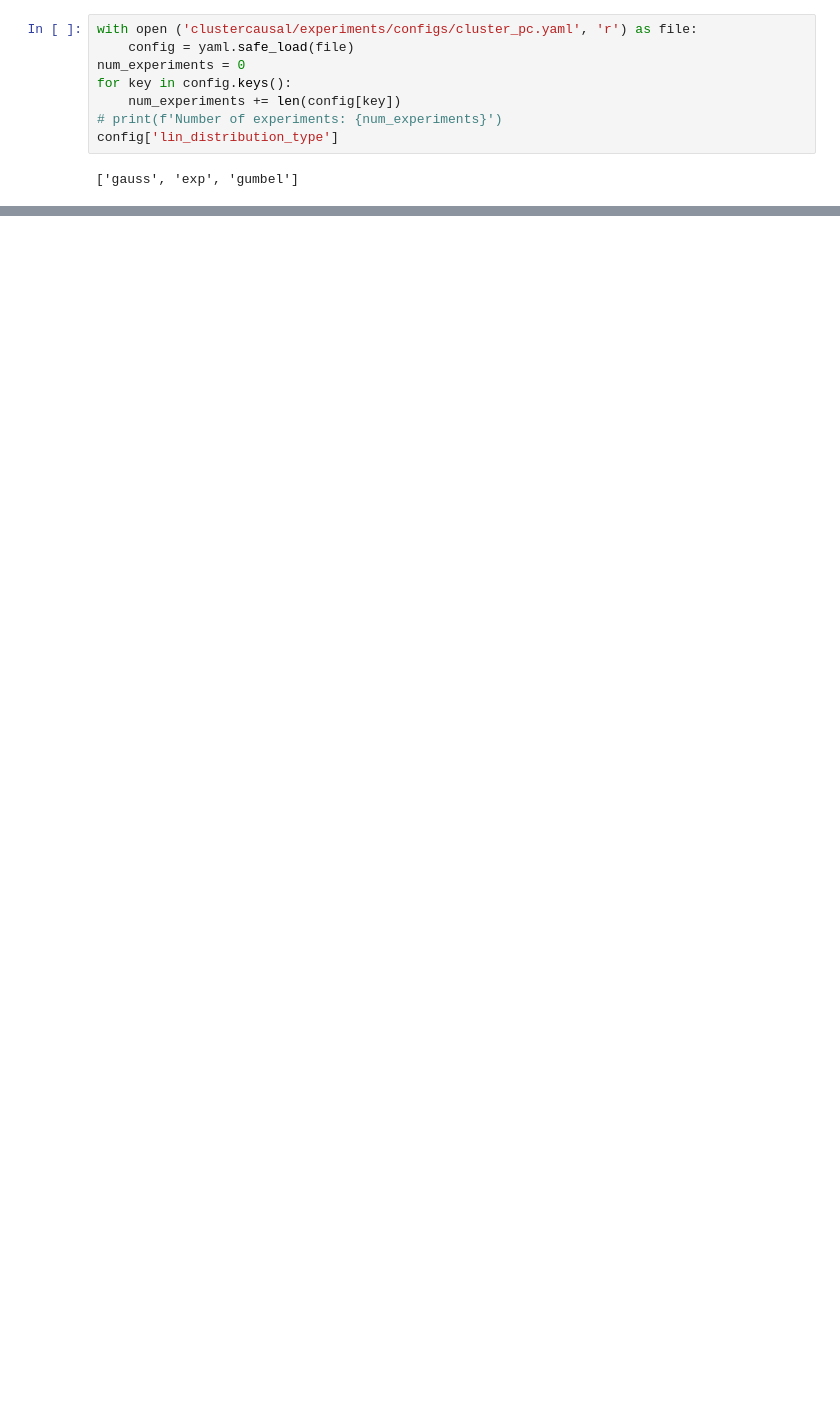
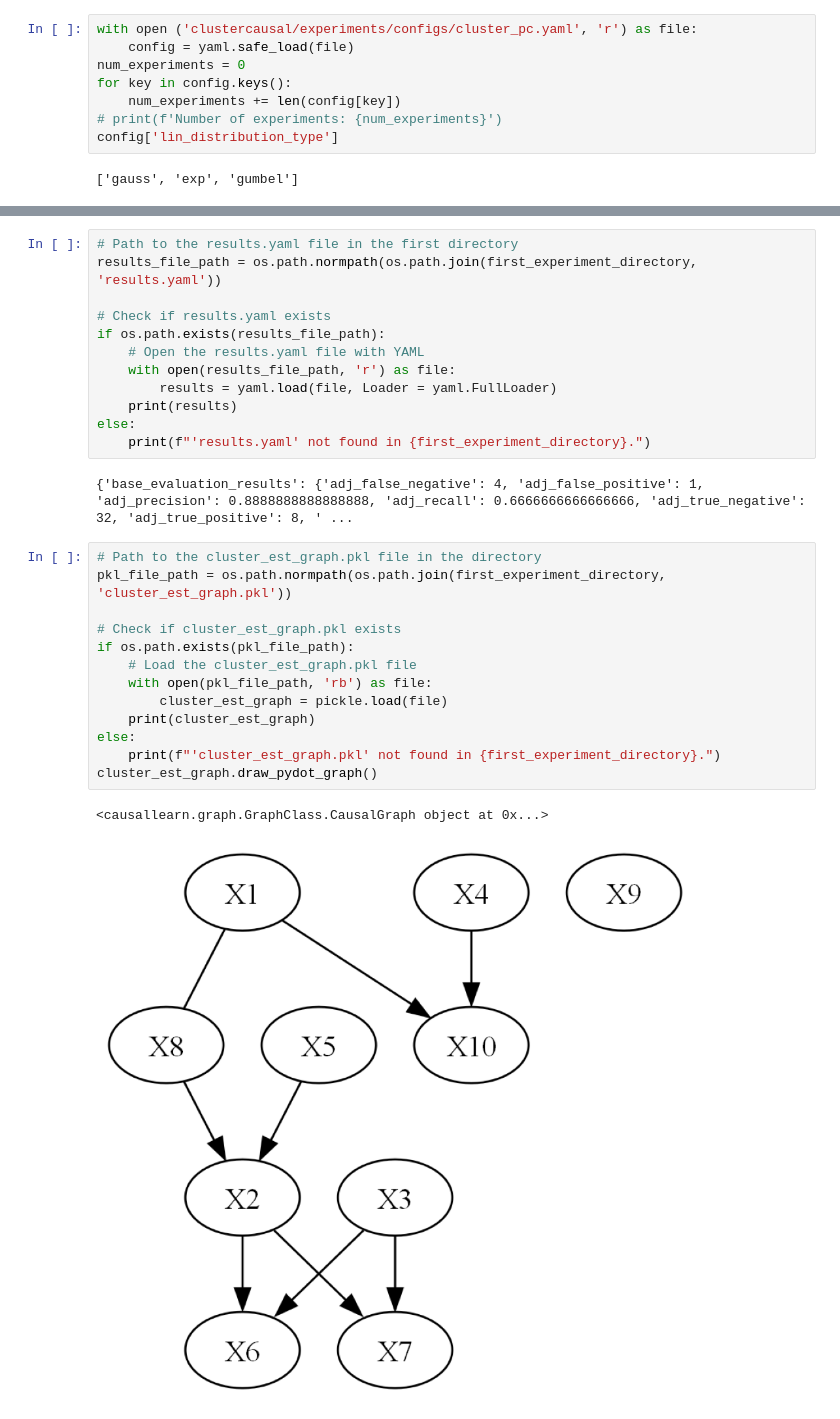
Before and after one commit to JanMarcoRuizdeVargas/clustercausal, a Jupyter notebook: Gridsearch_cluster_PC.ipynb, the cells around one changed output, grey strips where cells are left out. Cells and saved outputs as stored; diff of their text form; blank space fills up the shorter version.

```diff
--- a/Gridsearch_cluster_PC.ipynb
+++ b/Gridsearch_cluster_PC.ipynb
@@ -157,0 +129,30 @@ import datetime
+# %%
+# Path to the results.yaml file in the first directory
+results_file_path = os.path.normpath(os.path.join(first_experiment_directory, 'results.yaml'))
+
+# Check if results.yaml exists
+if os.path.exists(results_file_path):
+    # Open the results.yaml file with YAML
+    with open(results_file_path, 'r') as file:
+        results = yaml.load(file, Loader = yaml.FullLoader)
+    print(results)
+else:
+    print(f"'results.yaml' not found in {first_experiment_directory}.")
+# %% [output]
+{'base_evaluation_results': {'adj_false_negative': 4, 'adj_false_positive': 1, 'adj_precision': 0.8888888888888888, 'adj_recall': 0.6666666666666666, 'adj_true_negative': 32, 'adj_true_positive': 8, ' ...
+# %%
+# Path to the cluster_est_graph.pkl file in the directory
+pkl_file_path = os.path.normpath(os.path.join(first_experiment_directory, 'cluster_est_graph.pkl'))
+
+# Check if cluster_est_graph.pkl exists
+if os.path.exists(pkl_file_path):
+    # Load the cluster_est_graph.pkl file
+    with open(pkl_file_path, 'rb') as file:
+        cluster_est_graph = pickle.load(file)
+    print(cluster_est_graph)
+else:
+    print(f"'cluster_est_graph.pkl' not found in {first_experiment_directory}.")
+cluster_est_graph.draw_pydot_graph()
+# %% [output]
+<causallearn.graph.GraphClass.CausalGraph object at 0x...>
+[figure, added]
```
Also changed, not shown: parts of 12 cells of this notebook, 4 other files.
